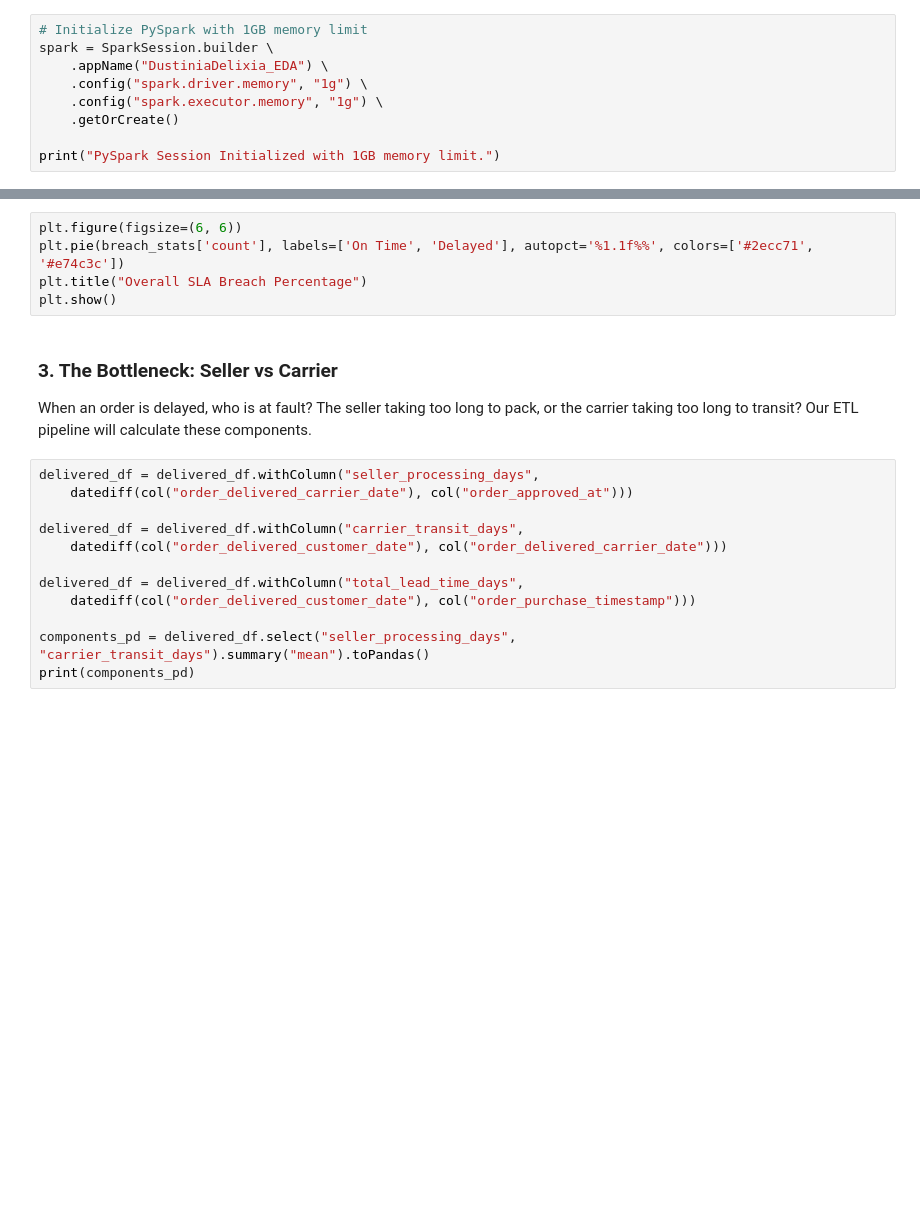
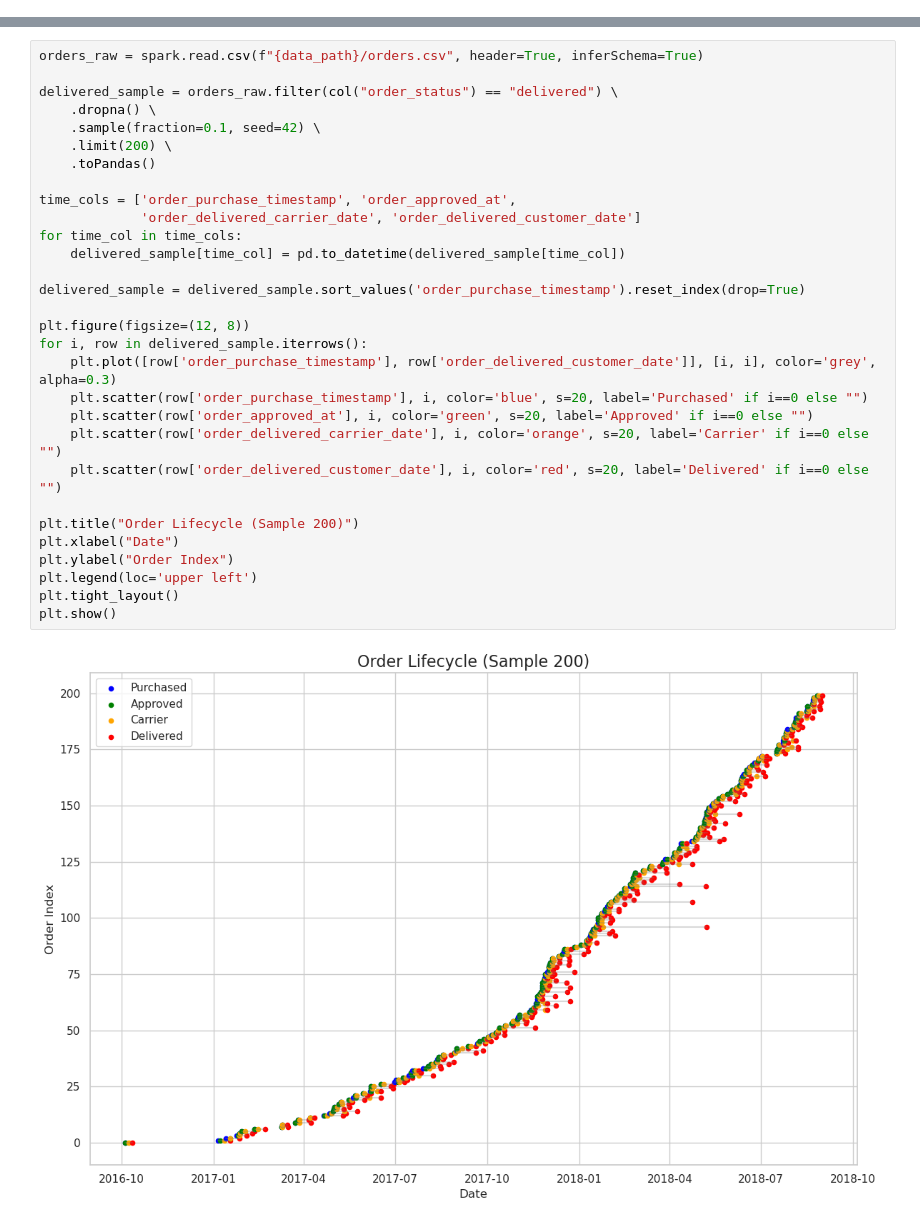
Before and after one commit to irfansandyy/final-project-mci-operational, a Jupyter notebook: notebooks/EDA.ipynb, the cells around one changed output, grey strips where cells are left out. Cells and saved outputs as stored; diff of their text form; blank space fills up the shorter version.

```diff
--- a/notebooks/EDA.ipynb
+++ b/notebooks/EDA.ipynb
@@ -25,9 +29,0 @@ print("Libraries imported.")
-# %%
-# Initialize PySpark with 1GB memory limit
-spark = SparkSession.builder \
-    .appName("DustiniaDelixia_EDA") \
-    .config("spark.driver.memory", "1g") \
-    .config("spark.executor.memory", "1g") \
-    .getOrCreate()
-
-print("PySpark Session Initialized with 1GB memory limit.")
@@ -87,20 +30,32 @@ print(breach_stats)
-# %%
-plt.figure(figsize=(6, 6))
-plt.pie(breach_stats['count'], labels=['On Time', 'Delayed'], autopct='%1.1f%%', colors=['#2ecc71', '#e74c3c'])
-plt.title("Overall SLA Breach Percentage")
-plt.show()
-# %% [markdown]
-### 3. The Bottleneck: Seller vs Carrier
-When an order is delayed, who is at fault? The seller taking too long to pack, or the carrier taking too long to transit? Our ETL pipeline will calculate these components.
-# %%
-delivered_df = delivered_df.withColumn("seller_processing_days",
-    datediff(col("order_delivered_carrier_date"), col("order_approved_at")))
-
-delivered_df = delivered_df.withColumn("carrier_transit_days",
-    datediff(col("order_delivered_customer_date"), col("order_delivered_carrier_date")))
-
-delivered_df = delivered_df.withColumn("total_lead_time_days",
-    datediff(col("order_delivered_customer_date"), col("order_purchase_timestamp")))
-
-components_pd = delivered_df.select("seller_processing_days", "carrier_transit_days").summary("mean").toPandas()
-print(components_pd)
+# %%
+orders_raw = spark.read.csv(f"{data_path}/orders.csv", header=True, inferSchema=True)
+
+delivered_sample = orders_raw.filter(col("order_status") == "delivered") \
+    .dropna() \
+    .sample(fraction=0.1, seed=42) \
+    .limit(200) \
+    .toPandas()
+
+time_cols = ['order_purchase_timestamp', 'order_approved_at',
+             'order_delivered_carrier_date', 'order_delivered_customer_date']
+for time_col in time_cols:
+    delivered_sample[time_col] = pd.to_datetime(delivered_sample[time_col])
+
+delivered_sample = delivered_sample.sort_values('order_purchase_timestamp').reset_index(drop=True)
+
+plt.figure(figsize=(12, 8))
+for i, row in delivered_sample.iterrows():
+    plt.plot([row['order_purchase_timestamp'], row['order_delivered_customer_date']], [i, i], color='grey', alpha=0.3)
+    plt.scatter(row['order_purchase_timestamp'], i, color='blue', s=20, label='Purchased' if i==0 else "")
+    plt.scatter(row['order_approved_at'], i, color='green', s=20, label='Approved' if i==0 else "")
+    plt.scatter(row['order_delivered_carrier_date'], i, color='orange', s=20, label='Carrier' if i==0 else "")
+    plt.scatter(row['order_delivered_customer_date'], i, color='red', s=20, label='Delivered' if i==0 else "")
+
+plt.title("Order Lifecycle (Sample 200)")
+plt.xlabel("Date")
+plt.ylabel("Order Index")
+plt.legend(loc='upper left')
+plt.tight_layout()
+plt.show()
+# %% [output]
+[figure, added]
```
Also changed, not shown: parts of 21 cells of this notebook, 10 other files.
